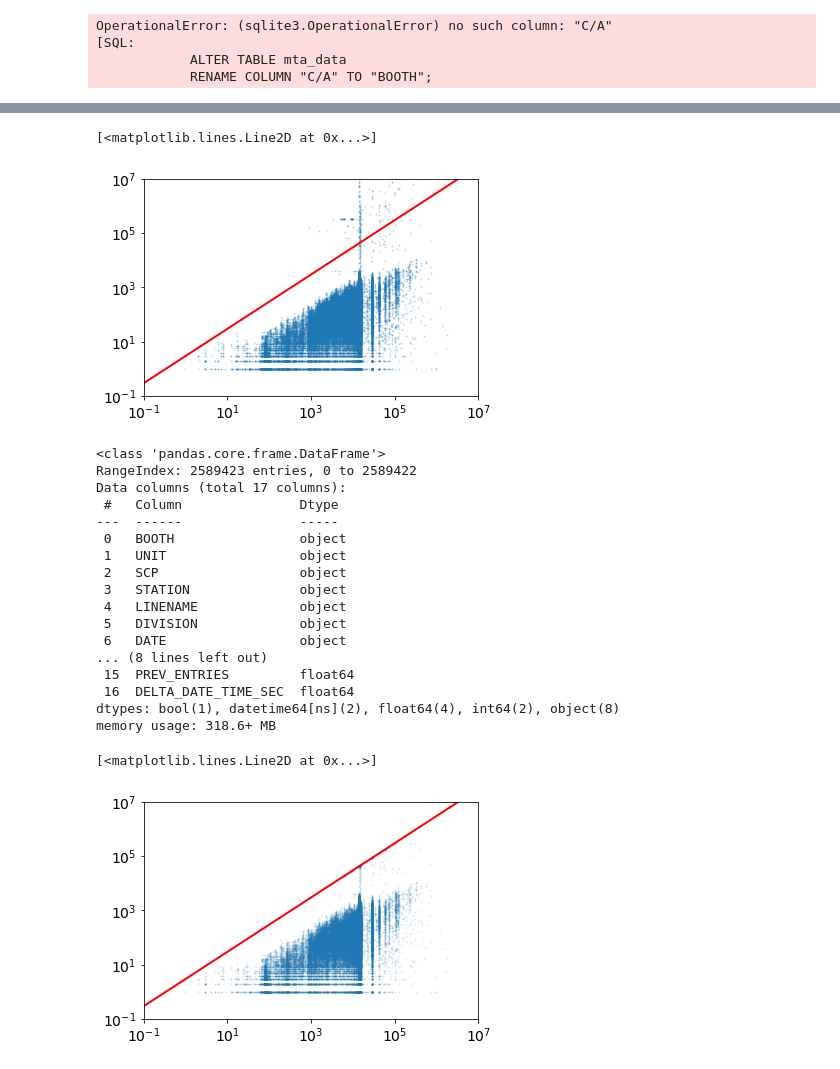
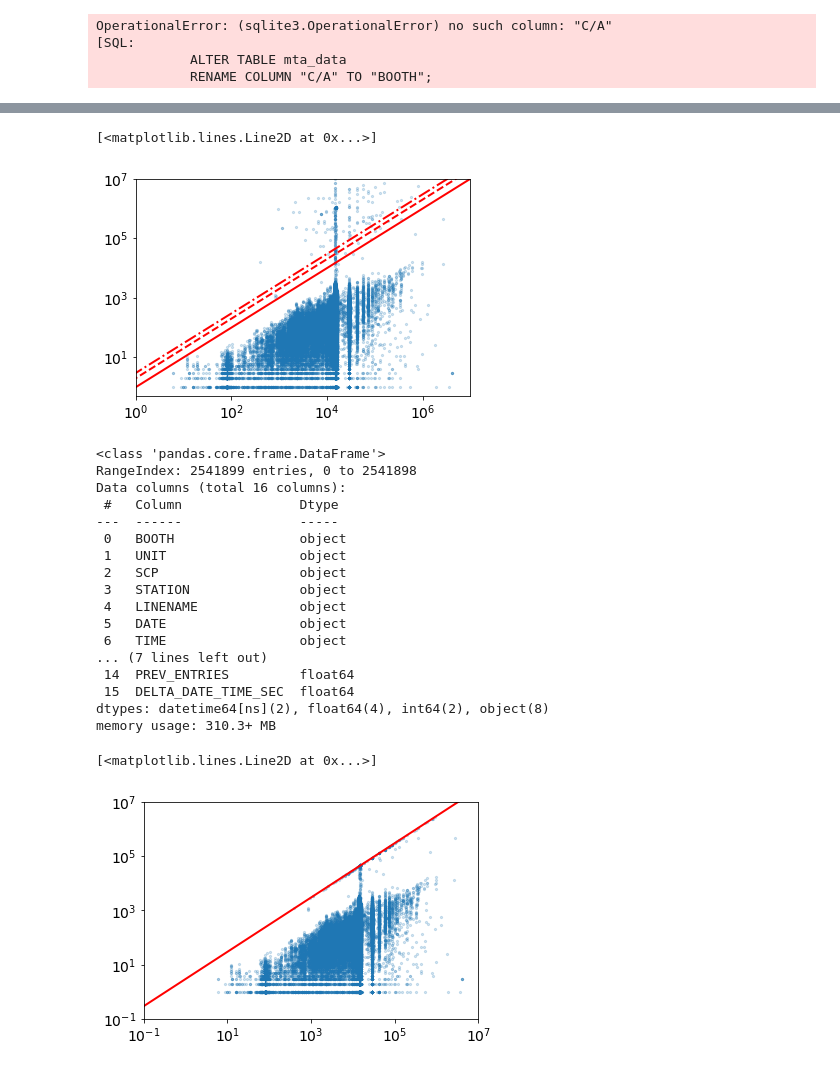
Before and after one commit to hmlewis-astro/mta_analysis, a Jupyter notebook: mta_heat.ipynb, the cells around one changed output, grey strips where cells are left out. Cells and saved outputs as stored; diff of their text form; code cells hidden in the pictures.

```diff
--- a/mta_heat.ipynb
+++ b/mta_heat.ipynb
@@ -62,18 +80,18 @@ OperationalError: (sqlite3.OperationalError) no such column: "C/A"
 # %%
 # join mta_data and geocoded tables on the booth and unit numbers
 # select turnstile-level information, include entries and exits, date, time, latitude, longitude
-# add a flag 'LOC_FLAG' for booth/unit combinations that do not have latitude and longitude entries in the geocoded table
+# add 'SYSTEM' to differentiate turstiles in the PATH vs. MTA systems (many PATH systems are missing lat/lon coordinates)
 # keep only summer (June, July, August) data and 'REGULAR' scheduled audit events, not 'RECOVR AUD' entries to avoid duplicates
 mta_df_read = pd.read_sql('''
-            SELECT a.booth, a.unit, a.scp, a.station, a.linename, a.division,
+            SELECT a.booth, a.unit, a.scp, a.station, a.linename,
               a.date, a.time,
               (a.date || ' ' || a.time) AS DATE_TIME,
               a.entries, a.exits,
               b.lat AS LAT, b.lon AS LON,
               (CASE
-                WHEN b.lat IS NULL THEN 'True'
-                ELSE 'False'
-              END) AS LOC_FLAG
+                WHEN b.booth LIKE '%PTH%' THEN 'PATH'
+                ELSE 'MTA'
+              END) AS SYSTEM
             FROM mta_data a
             LEFT JOIN geocoded b
             ON a.booth = b.booth AND a.unit = b.unit
@@ -135,10 +152,6 @@ mta_df = mta_df_read.copy(deep=True)
 # convert 'DATE_TIME' column to datetime format
 mta_df['DATE_TIME'] = pd.to_datetime(mta_df.DATE_TIME, format = '%m/%d/%Y %H:%M:%S')
 
-# convert 'LOC_FLAG' to boolean format
-bools = {'True': True, 'False': False}
-mta_df['LOC_FLAG'] = mta_df['LOC_FLAG'].map(bools)
-
 # sort linenames
 mta_df['LINENAME'] = mta_df['LINENAME'].apply(lambda x: ''.join(sorted(x)))
 # %%
@@ -245,25 +233,26 @@ mta_df
 # %%
 #TODO: delete in python script
-plt.scatter(mta_df['DELTA_DATE_TIME_SEC'], np.abs(mta_df['ENTRIES'] - mta_df['PREV_ENTRIES']), s=1, alpha=0.2)
+plt.scatter(mta_df['DELTA_DATE_TIME_SEC'], np.abs(mta_df['ENTRIES'] - mta_df['PREV_ENTRIES']), s=5, alpha=0.2)
 plt.xscale('log')
 plt.yscale('log')
 
-plt.xlim(0.1,1e7)
-plt.ylim(0.1,1e7)
+plt.xlim(1,1e7)
+plt.ylim(0.5,1e7)
 
 x = np.arange(0.1,1e7,10000)
-y = x*3
-plt.plot(x,y,color='r')
+plt.plot(x,x,color='r')
+plt.plot(x,x*2,color='r', ls='--')
+plt.plot(x,x*3,color='r', ls='-.')
 # %% [output]
 [<matplotlib.lines.Line2D at 0x...>]
-[figure, old version]
+[figure, new version]
 # %%
 #TODO: delete in python script
 mta_df.info()
 # %% [output]
 <class 'pandas.core.frame.DataFrame'>
-RangeIndex: 2589423 entries, 0 to 2589422
-Data columns (total 17 columns):
+RangeIndex: 2541899 entries, 0 to 2541898
+Data columns (total 16 columns):
  #   Column               Dtype
 ---  ------               -----
  0   BOOTH                object
@@ -271,13 +260,13 @@ Data columns (total 17 columns):
  2   SCP                  object
  3   STATION              object
  4   LINENAME             object
- 5   DIVISION             object
- 6   DATE                 object
-... (8 lines left out)
- 15  PREV_ENTRIES         float64
- 16  DELTA_DATE_TIME_SEC  float64
-dtypes: bool(1), datetime64[ns](2), float64(4), int64(2), object(8)
-memory usage: 318.6+ MB
+ 5   DATE                 object
+ 6   TIME                 object
+... (7 lines left out)
+ 14  PREV_ENTRIES         float64
+ 15  DELTA_DATE_TIME_SEC  float64
+dtypes: datetime64[ns](2), float64(4), int64(2), object(8)
+memory usage: 310.3+ MB
 # %%
 # to deal with turnstiles that are counting in reverse, always take the absolute value of the difference between current entries and previous entries
 # for hourly entries that are very high, as an upper limit, use 3 people per turnstile per second
@@ -288,7 +277,7 @@ mta_df['HOURLY_ENTRIES'] = [np.abs(entries - mta_df['PREV_ENTRIES'][i]) \
                             for i,entries in enumerate(mta_df['ENTRIES'])]
 # %%
 #TODO: delete in python script
-plt.scatter(mta_df['DELTA_DATE_TIME_SEC'], mta_df['HOURLY_ENTRIES'], s=1, alpha=0.1)
+plt.scatter(mta_df['DELTA_DATE_TIME_SEC'], mta_df['HOURLY_ENTRIES'], s=5, alpha=0.2)
 plt.xscale('log')
 plt.yscale('log')
 
@@ -296,11 +285,10 @@ plt.xlim(0.1,1e7)
 plt.ylim(0.1,1e7)
 
 x = np.arange(0.1,1e7,10000)
-y = x*3
-plt.plot(x,y,color='r')
+plt.plot(x,x*3,color='r')
 # %% [output]
 [<matplotlib.lines.Line2D at 0x...>]
-[figure, old version]
+[figure, new version]
 # %%
 #TODO: delete
 print(len(mta_df.groupby(['STATION','LINENAME'], as_index=False)))
```
Also changed, not shown: parts of 33 cells of this notebook, 29 other files.
